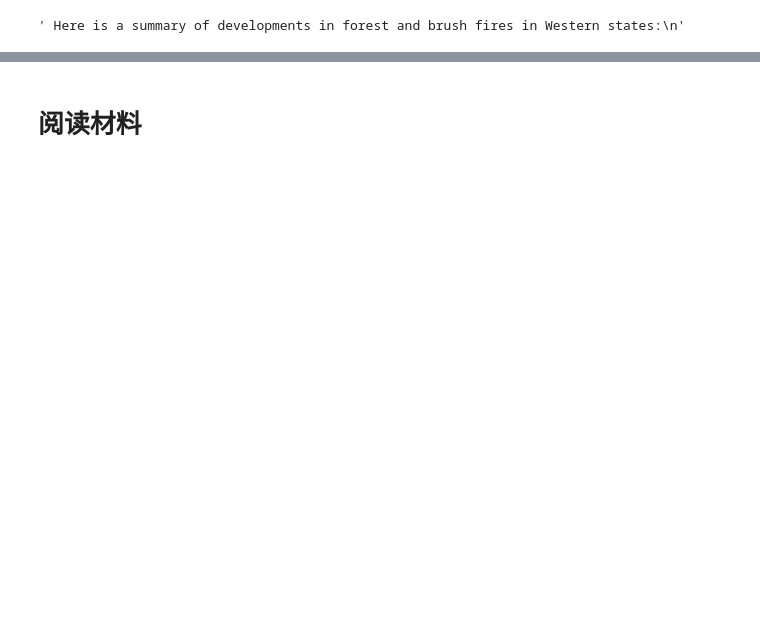
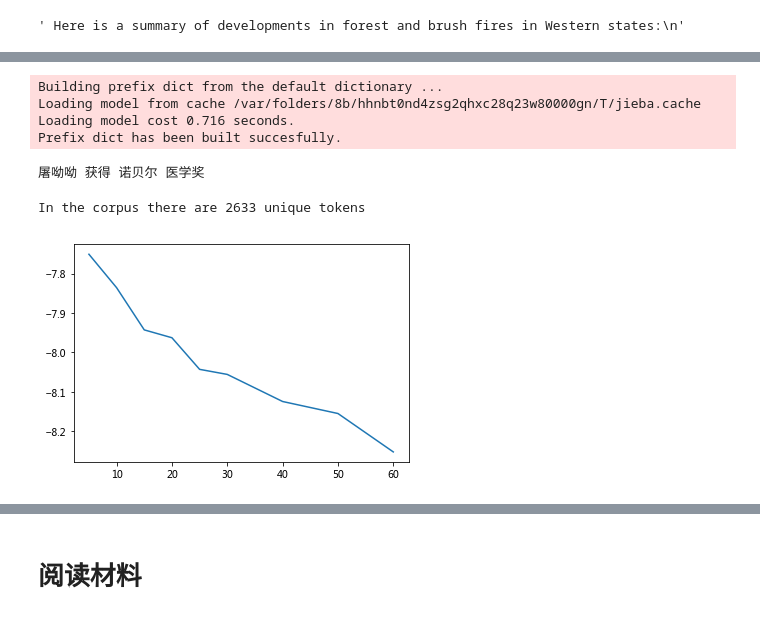
Before and after one commit to SocratesClub/bigdata, a Jupyter notebook: code/12.topic_models.ipynb, the cells around one changed output, grey strips where cells are left out. Saved outputs shown, nothing was run; the diff lists cells and outputs as text; code cells hidden in the pictures; blank space fills up the shorter version.

```diff
--- a/code/12.topic_models.ipynb
+++ b/code/12.topic_models.ipynb
@@ -359,0 +788,10 @@ ap_data = pyLDAvis.gensim.prepare(lda_model, lda_corpus, dictionary)
+# %%
+import jieba.analyse
+
+def cleancntxt(txt, stopwords):
+    tfidf1000= jieba.analyse.extract_tags(txt, topK=1000, withWeight=False)
+    seg_generator = jieba.cut(txt, cut_all=False)
+    seg_list = [i for i in seg_generator if i not in stopwords]
+    seg_list = [i for i in seg_list if i != u' ']
+    seg_list = [i for i in seg_list if i in tfidf1000]
+    return(seg_list)
@@ -359,0 +818,41 @@ ap_data = pyLDAvis.gensim.prepare(lda_model, lda_corpus, dictionary)
+# %%
+def inferTopicNumber(bag_of_words_corpus, num, word_count_dict):
+    lda_model = gensim.models.LdaModel(bag_of_words_corpus, num_topics=num, id2word=word_count_dict, passes=10)
+    _ = lda_model.print_topics(-1) #use _ for throwaway variables.
+    logperplexity = lda_model.log_perplexity(bag_of_words_corpus)
+    return logperplexity
+
+def fastInferTopicNumber(bag_of_words_corpus, num, word_count_dict):
+    lda_model = gensim.models.ldamulticore.LdaMulticore(corpus=bag_of_words_corpus, num_topics=num, \
+                                                        id2word=word_count_dict,\
+                                                        workers=None, chunksize=2000, passes=2, \
+                                                        batch=False, alpha='symmetric', eta=None, \
+                                                        decay=0.5, offset=1.0, eval_every=10, \
+                                                        iterations=50, gamma_threshold=0.001, random_state=None)
+    _ = lda_model.print_topics(-1) #use _ for throwaway variables.
+    logperplexity = lda_model.log_perplexity(bag_of_words_corpus)
+    return logperplexity
+# %%
+import jieba.analyse
+
+jieba.add_word(u'屠呦呦', freq=None, tag=None)
+#del_word(word)
+
+print (' '.join(cleancntxt(u'屠呦呦获得了诺贝尔医学奖。', stopwords)))
+# %% [output]
+Building prefix dict from the default dictionary ...
+Loading model from cache /var/folders/8b/hhnbt0nd4zsg2qhxc28q23w80000gn/T/jieba.cache
+Loading model cost 0.716 seconds.
+Prefix dict has been built succesfully.
+屠呦呦 获得 诺贝尔 医学奖
+# %%
+import gensim
+
+processed_docs = [cleancntxt(doc, stopwords) for doc in gov_report_2016[5:-1]]
+word_count_dict = gensim.corpora.Dictionary(processed_docs)
+print ("In the corpus there are", len(word_count_dict), "unique tokens")
+# word_count_dict.filter_extremes(no_below=5, no_above=0.2) # word must appear >5 times, and no more than 10% documents
+# print "After filtering, in the corpus there are only", len(word_count_dict), "unique tokens"
+bag_of_words_corpus = [word_count_dict.doc2bow(pdoc) for pdoc in processed_docs]
+# %% [output]
+In the corpus there are 2633 unique tokens
@@ -359,0 +864,7 @@ ap_data = pyLDAvis.gensim.prepare(lda_model, lda_corpus, dictionary)
+# %%
+perplexity_list = [inferTopicNumber(bag_of_words_corpus, num, word_count_dict) for num in [5, 10, 15, 20, 25, 30,40, 50, 60 ]]
+# %%
+plt.plot([5, 10, 15, 20, 25, 30,40,50,60 ], perplexity_list)
+plt.show()
+# %% [output]
+[figure, added]
```
Also changed, not shown: parts of 126 cells of this notebook, 29 other files.
